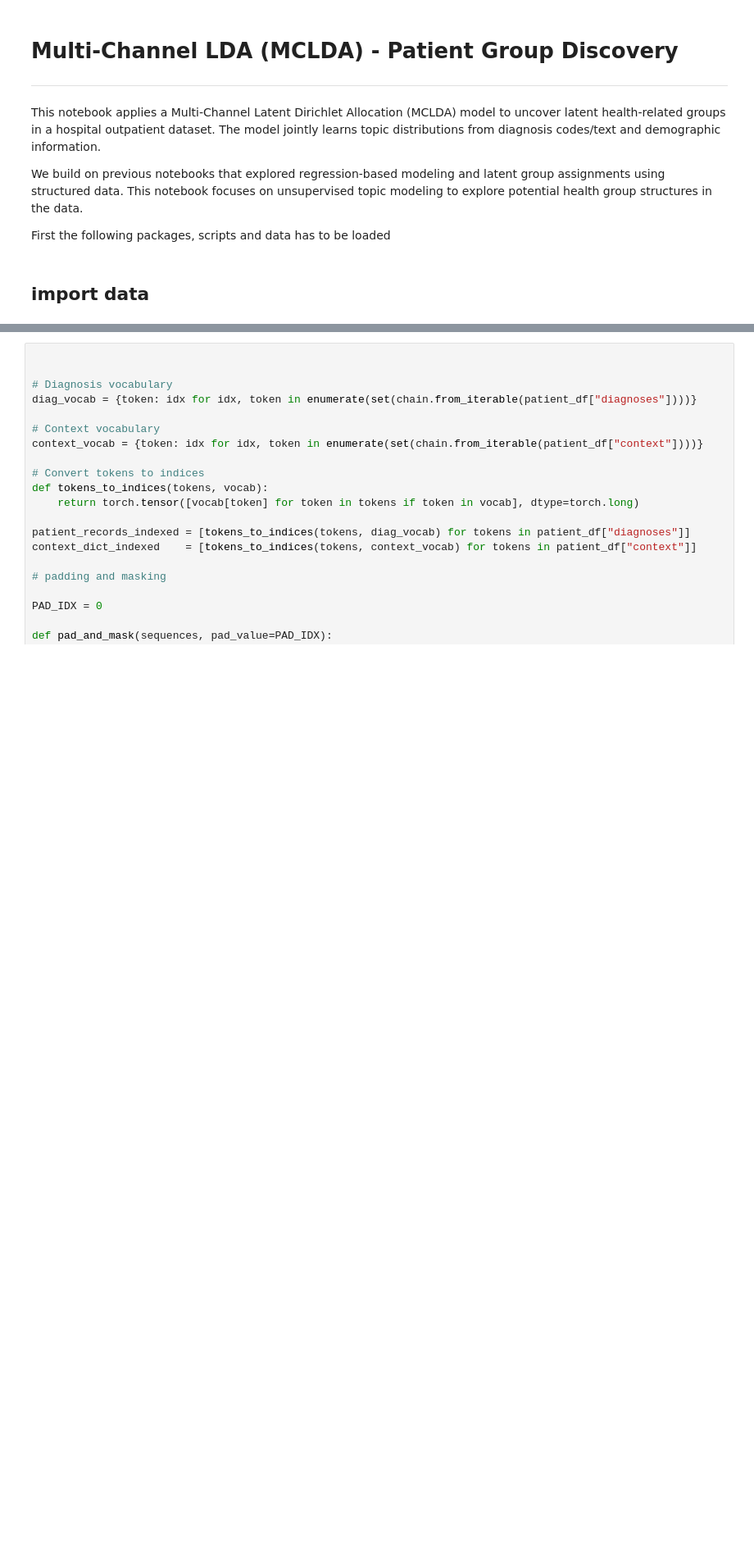
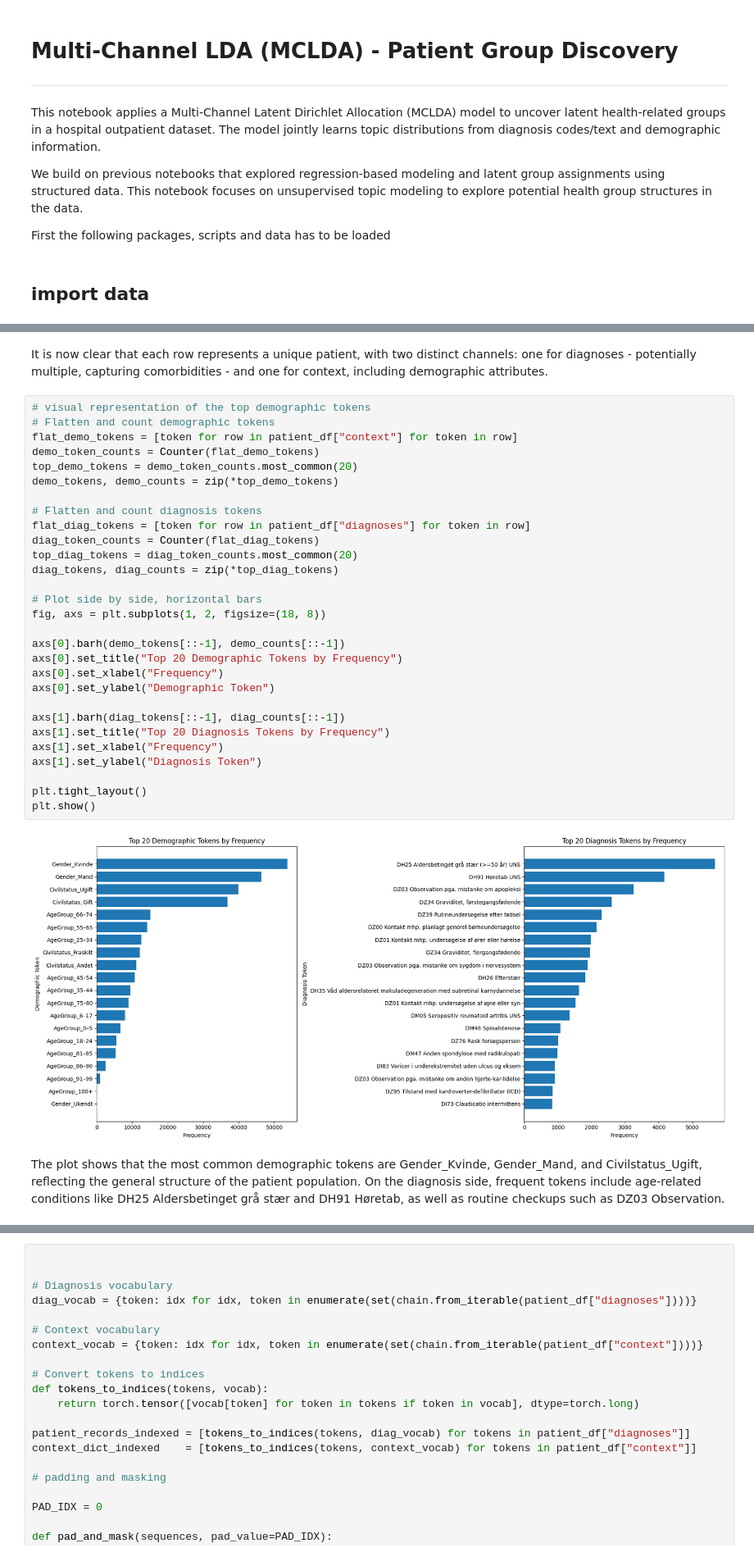
Before and after one commit to KarolineKlan/mbml_project, a Jupyter notebook: 3_MCLDA.ipynb, the cells around one changed output, grey strips where cells are left out. Shown at 82% size. Drawn from its saved outputs; the diff is of its cells as text; blank space fills up the shorter version.

```diff
--- a/3_MCLDA.ipynb
+++ b/3_MCLDA.ipynb
@@ -182,2 +179,37 @@ plt.show()
+# %% [markdown]
+It is now clear that each row represents a unique patient, with two distinct channels: one for diagnoses - potentially multiple, capturing comorbidities - and one for context, including demographic attributes.
+# %%
+# visual representation of the top demographic tokens
+# Flatten and count demographic tokens
+flat_demo_tokens = [token for row in patient_df["context"] for token in row]
+demo_token_counts = Counter(flat_demo_tokens)
+top_demo_tokens = demo_token_counts.most_common(20)
+demo_tokens, demo_counts = zip(*top_demo_tokens)
+
+# Flatten and count diagnosis tokens
+flat_diag_tokens = [token for row in patient_df["diagnoses"] for token in row]
+diag_token_counts = Counter(flat_diag_tokens)
+top_diag_tokens = diag_token_counts.most_common(20)
+diag_tokens, diag_counts = zip(*top_diag_tokens)
+
+# Plot side by side, horizontal bars
+fig, axs = plt.subplots(1, 2, figsize=(18, 8))
+
+axs[0].barh(demo_tokens[::-1], demo_counts[::-1])
+axs[0].set_title("Top 20 Demographic Tokens by Frequency")
+axs[0].set_xlabel("Frequency")
+axs[0].set_ylabel("Demographic Token")
+
+axs[1].barh(diag_tokens[::-1], diag_counts[::-1])
+axs[1].set_title("Top 20 Diagnosis Tokens by Frequency")
+axs[1].set_xlabel("Frequency")
+axs[1].set_ylabel("Diagnosis Token")
+
+plt.tight_layout()
+plt.show()
+# %% [output]
+[figure, added]
+# %% [markdown]
+The plot shows that the most common demographic tokens are Gender_Kvinde, Gender_Mand, and Civilstatus_Ugift, reflecting the general structure of the patient population. On the diagnosis side, frequent tokens include age-related conditions like DH25 Aldersbetinget grå stær and DH91 Høretab, as well as routine checkups such as DZ03 Observation.
 # %% [markdown]
 ### Create Vocabularies for the model
```
Also changed, not shown: parts of 13 cells of this notebook, 1 other file.
